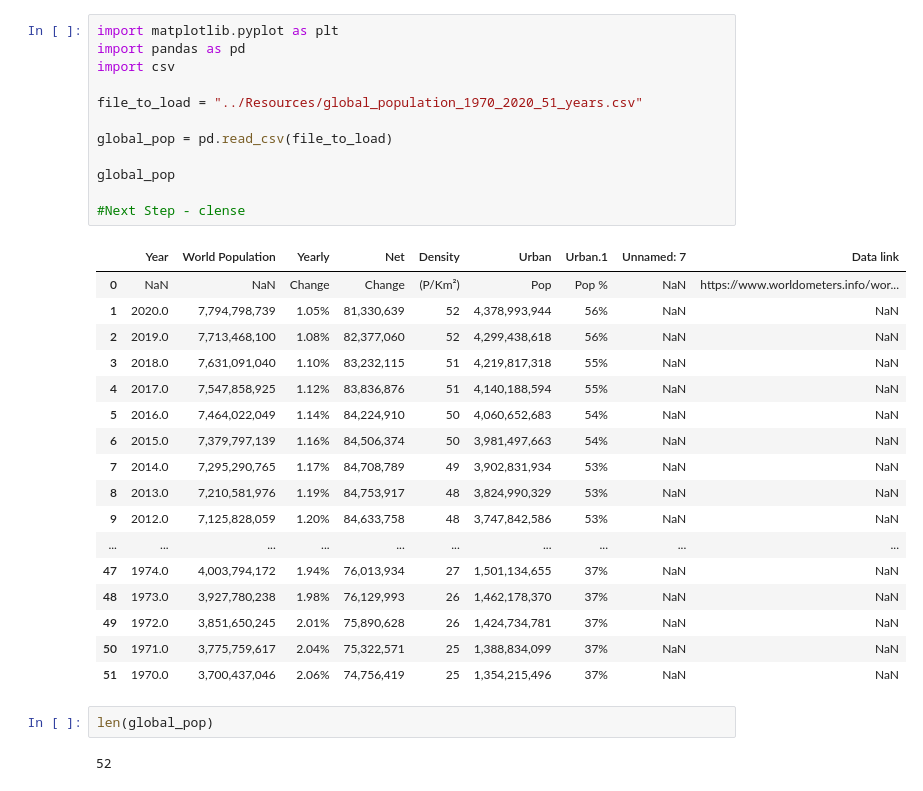
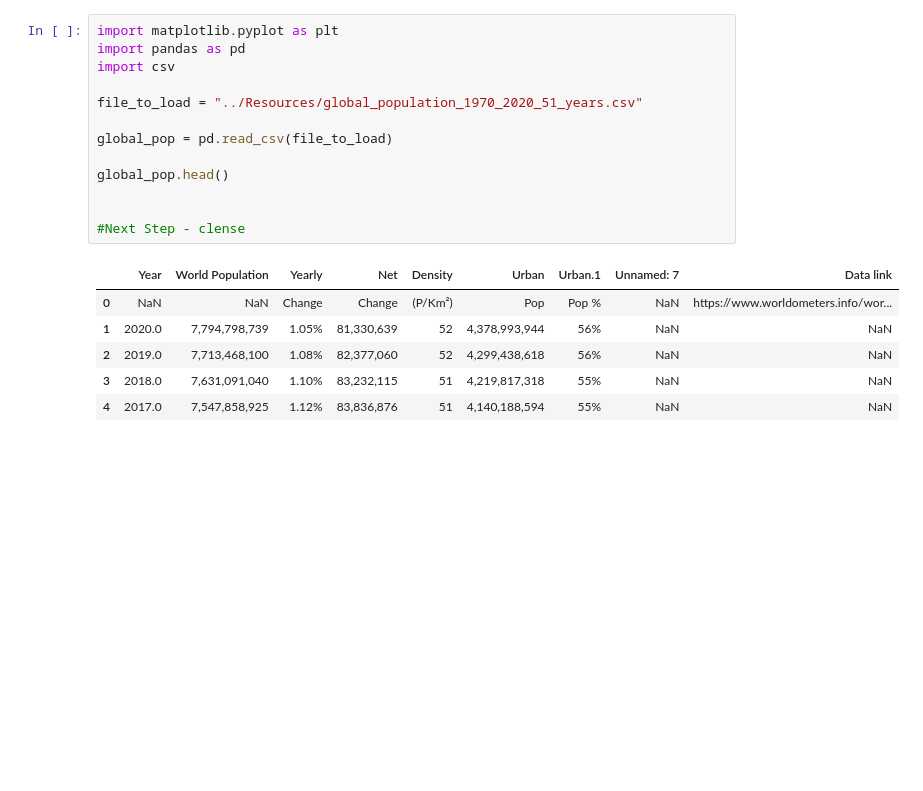
Before and after one commit to Heesu-H/project_1, a Jupyter notebook: Group Project 1/Resources/Untitled.ipynb, the cells around one changed output. Drawn from its saved outputs; the diff is of its cells as text; blank space fills up the shorter version.

```diff
--- a/Group Project 1/Resources/Untitled.ipynb
+++ b/Group Project 1/Resources/Untitled.ipynb
@@ -1,34 +1,20 @@
 # %%
 import matplotlib.pyplot as plt
 import pandas as pd
 import csv
 
 file_to_load = "../Resources/global_population_1970_2020_51_years.csv"
 
 global_pop = pd.read_csv(file_to_load)
 
-global_pop
+global_pop.head()
+
 
 #Next Step - clense
 # %% [output]
 |  | Year | World Population | Yearly | Net | Density | Urban | Urban.1 | Unnamed: 7 | Data link |
 | 0 | NaN | NaN | Change | Change | (P/Km²) | Pop | Pop % | NaN | https://www.worldometers.info/wor... |
 | 1 | 2020.0 | 7,794,798,739 | 1.05% | 81,330,639 | 52 | 4,378,993,944 | 56% | NaN | NaN |
 | 2 | 2019.0 | 7,713,468,100 | 1.08% | 82,377,060 | 52 | 4,299,438,618 | 56% | NaN | NaN |
 | 3 | 2018.0 | 7,631,091,040 | 1.10% | 83,232,115 | 51 | 4,219,817,318 | 55% | NaN | NaN |
 | 4 | 2017.0 | 7,547,858,925 | 1.12% | 83,836,876 | 51 | 4,140,188,594 | 55% | NaN | NaN |
-| 5 | 2016.0 | 7,464,022,049 | 1.14% | 84,224,910 | 50 | 4,060,652,683 | 54% | NaN | NaN |
-| 6 | 2015.0 | 7,379,797,139 | 1.16% | 84,506,374 | 50 | 3,981,497,663 | 54% | NaN | NaN |
-| 7 | 2014.0 | 7,295,290,765 | 1.17% | 84,708,789 | 49 | 3,902,831,934 | 53% | NaN | NaN |
-| 8 | 2013.0 | 7,210,581,976 | 1.19% | 84,753,917 | 48 | 3,824,990,329 | 53% | NaN | NaN |
-| 9 | 2012.0 | 7,125,828,059 | 1.20% | 84,633,758 | 48 | 3,747,842,586 | 53% | NaN | NaN |
-| ... | ... | ... | ... | ... | ... | ... | ... | ... | ... |
-| 47 | 1974.0 | 4,003,794,172 | 1.94% | 76,013,934 | 27 | 1,501,134,655 | 37% | NaN | NaN |
-| 48 | 1973.0 | 3,927,780,238 | 1.98% | 76,129,993 | 26 | 1,462,178,370 | 37% | NaN | NaN |
-| 49 | 1972.0 | 3,851,650,245 | 2.01% | 75,890,628 | 26 | 1,424,734,781 | 37% | NaN | NaN |
-| 50 | 1971.0 | 3,775,759,617 | 2.04% | 75,322,571 | 25 | 1,388,834,099 | 37% | NaN | NaN |
-| 51 | 1970.0 | 3,700,437,046 | 2.06% | 74,756,419 | 25 | 1,354,215,496 | 37% | NaN | NaN |
-# %%
-len(global_pop)
-# %% [output]
-52
```
Also changed, not shown: parts of 13 cells of this notebook, 1 other file.
